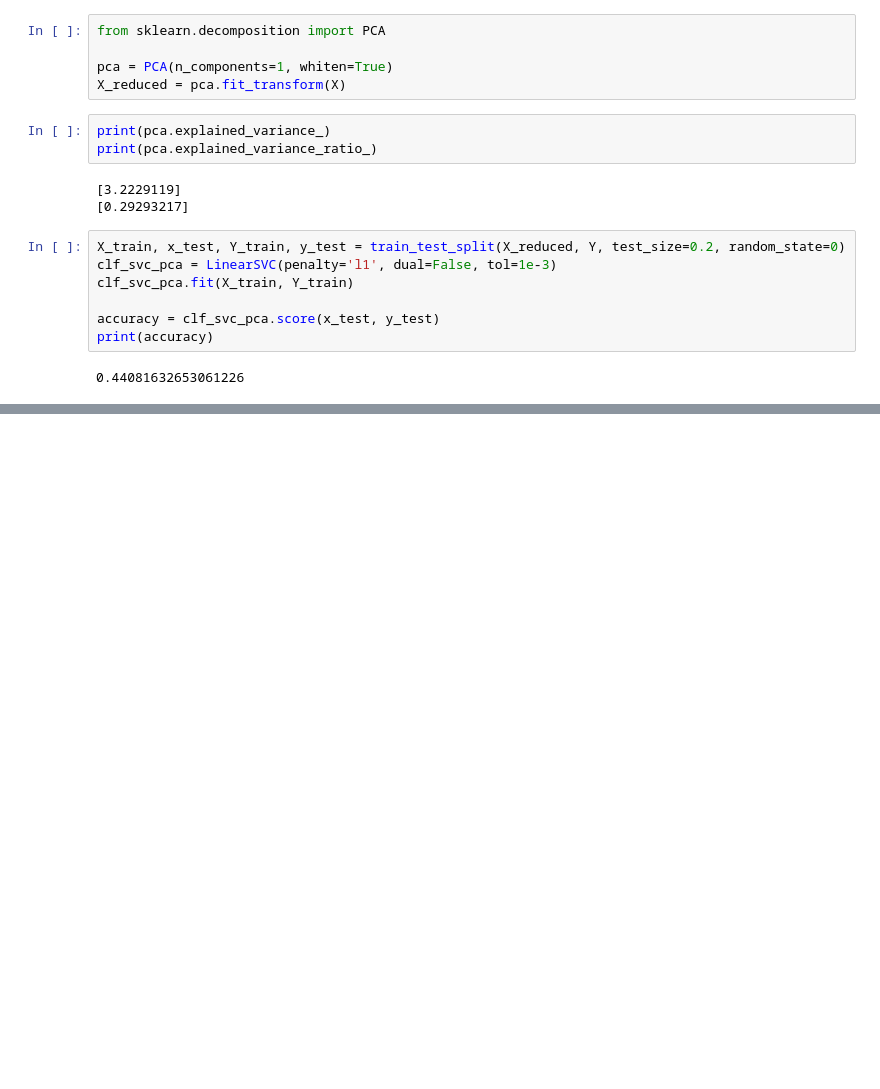
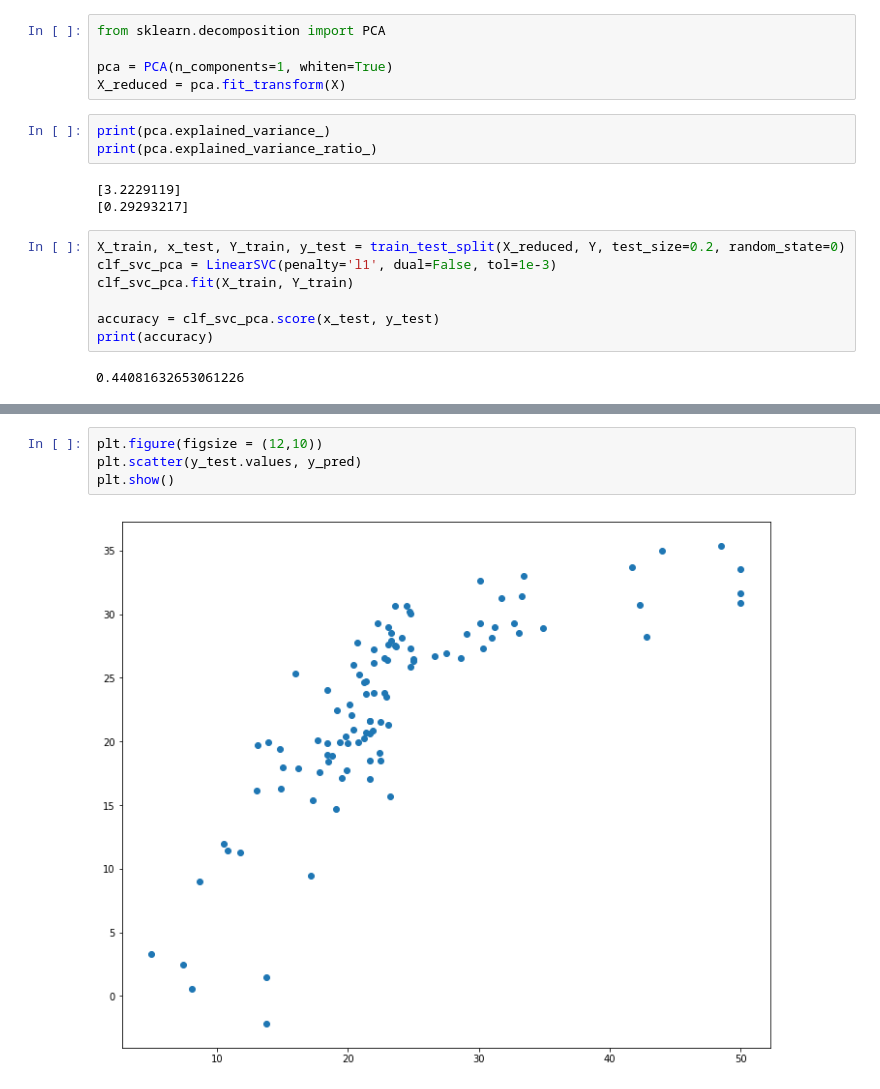
Before and after one commit to ceth-x86/datascience, a Jupyter notebook: scikit-learn/Dimensionality Reduction with PCA.ipynb, the cells around one changed output, grey strips where cells are left out. Saved outputs shown, nothing was run; the diff lists cells and outputs as text; blank space fills up the shorter version.

```diff
--- a/scikit-learn/Dimensionality Reduction with PCA.ipynb
+++ b/scikit-learn/Dimensionality Reduction with PCA.ipynb
@@ -124,0 +281,6 @@ print(accuracy)
+# %%
+plt.figure(figsize = (12,10))
+plt.scatter(y_test.values, y_pred)
+plt.show()
+# %% [output]
+[figure, added]
```
Also changed, not shown: parts of 83 cells of this notebook, 2 other files.
